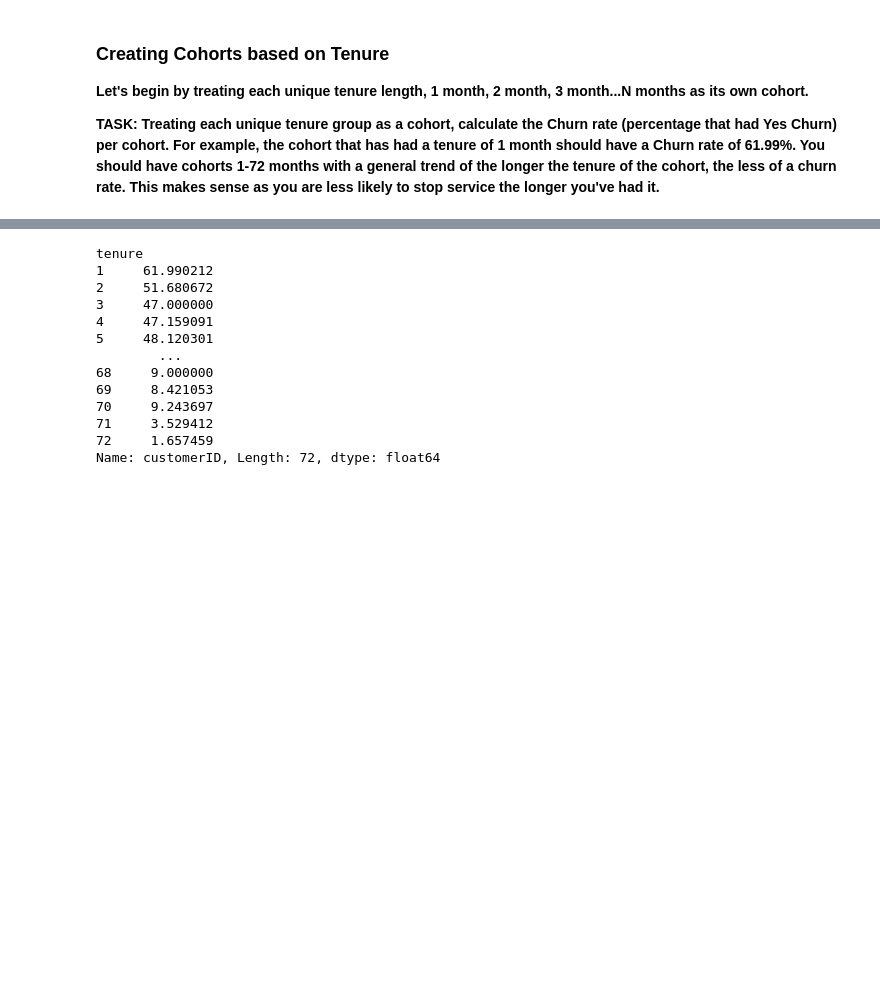
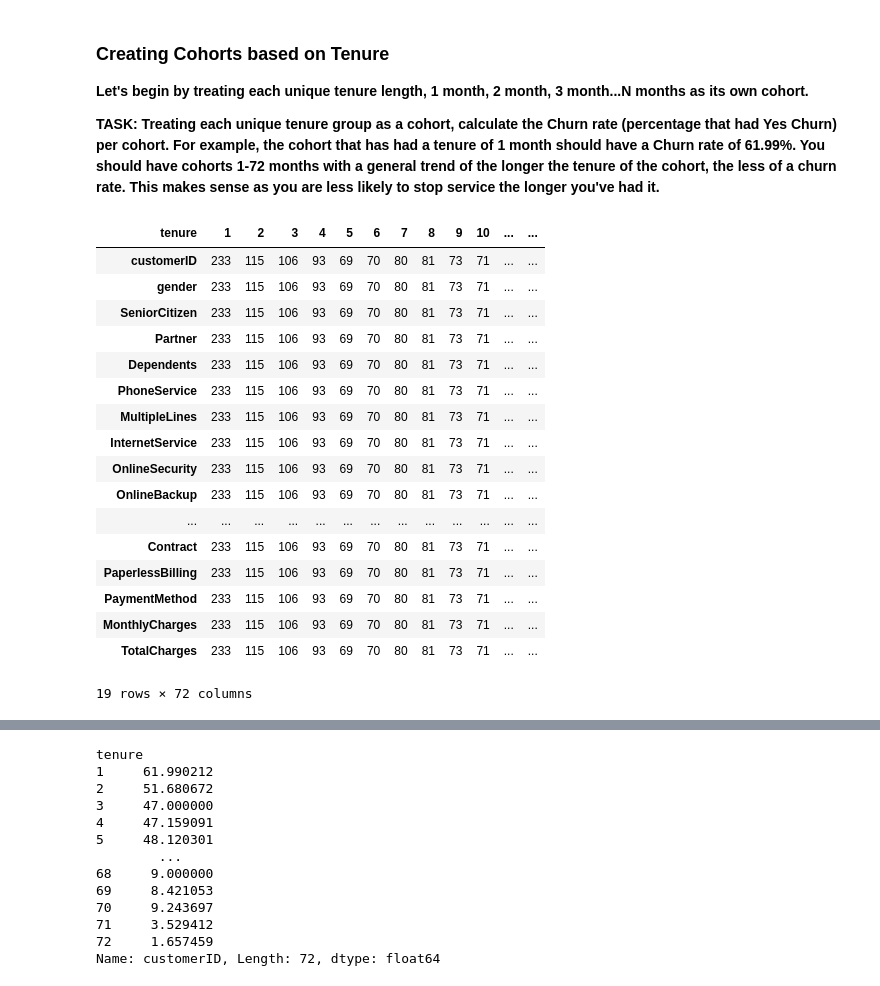
Before and after one commit to Vishal201TA/aiml_bootcamp, a Jupyter notebook: ML BootCamp/Day-7/Customer-Churn.ipynb, the cells around one changed output, grey strips where cells are left out. Drawn from its saved outputs; the diff is of its cells as text; code cells hidden in the pictures; blank space fills up the shorter version.

```diff
--- a/ML BootCamp/Day-7/Customer-Churn.ipynb
+++ b/ML BootCamp/Day-7/Customer-Churn.ipynb
@@ -234,5 +254,26 @@ sns.scatterplot(data=df,x='MonthlyCharges',y='TotalCharges',hue='Churn', linewid
 # %%
 no_churn = df.groupby(['Churn','tenure']).count().transpose()['No']
 yes_churn = df.groupby(['Churn','tenure']).count().transpose()['Yes']
+# %%
+no_churn
+# %% [output]
+| tenure | 1 | 2 | 3 | 4 | 5 | 6 | 7 | 8 | 9 | 10 | ... | ... |
+| customerID | 233 | 115 | 106 | 93 | 69 | 70 | 80 | 81 | 73 | 71 | ... | ... |
+| gender | 233 | 115 | 106 | 93 | 69 | 70 | 80 | 81 | 73 | 71 | ... | ... |
+| SeniorCitizen | 233 | 115 | 106 | 93 | 69 | 70 | 80 | 81 | 73 | 71 | ... | ... |
+| Partner | 233 | 115 | 106 | 93 | 69 | 70 | 80 | 81 | 73 | 71 | ... | ... |
+| Dependents | 233 | 115 | 106 | 93 | 69 | 70 | 80 | 81 | 73 | 71 | ... | ... |
+| PhoneService | 233 | 115 | 106 | 93 | 69 | 70 | 80 | 81 | 73 | 71 | ... | ... |
+| MultipleLines | 233 | 115 | 106 | 93 | 69 | 70 | 80 | 81 | 73 | 71 | ... | ... |
+| InternetService | 233 | 115 | 106 | 93 | 69 | 70 | 80 | 81 | 73 | 71 | ... | ... |
+| OnlineSecurity | 233 | 115 | 106 | 93 | 69 | 70 | 80 | 81 | 73 | 71 | ... | ... |
+| OnlineBackup | 233 | 115 | 106 | 93 | 69 | 70 | 80 | 81 | 73 | 71 | ... | ... |
+| ... | ... | ... | ... | ... | ... | ... | ... | ... | ... | ... | ... | ... |
+| Contract | 233 | 115 | 106 | 93 | 69 | 70 | 80 | 81 | 73 | 71 | ... | ... |
+| PaperlessBilling | 233 | 115 | 106 | 93 | 69 | 70 | 80 | 81 | 73 | 71 | ... | ... |
+| PaymentMethod | 233 | 115 | 106 | 93 | 69 | 70 | 80 | 81 | 73 | 71 | ... | ... |
+| MonthlyCharges | 233 | 115 | 106 | 93 | 69 | 70 | 80 | 81 | 73 | 71 | ... | ... |
+| TotalCharges | 233 | 115 | 106 | 93 | 69 | 70 | 80 | 81 | 73 | 71 | ... | ... |
+19 rows × 72 columns
 # %%
 churn_rate = 100 * yes_churn / (no_churn+yes_churn)
```
Also changed, not shown: parts of 55 cells of this notebook.
